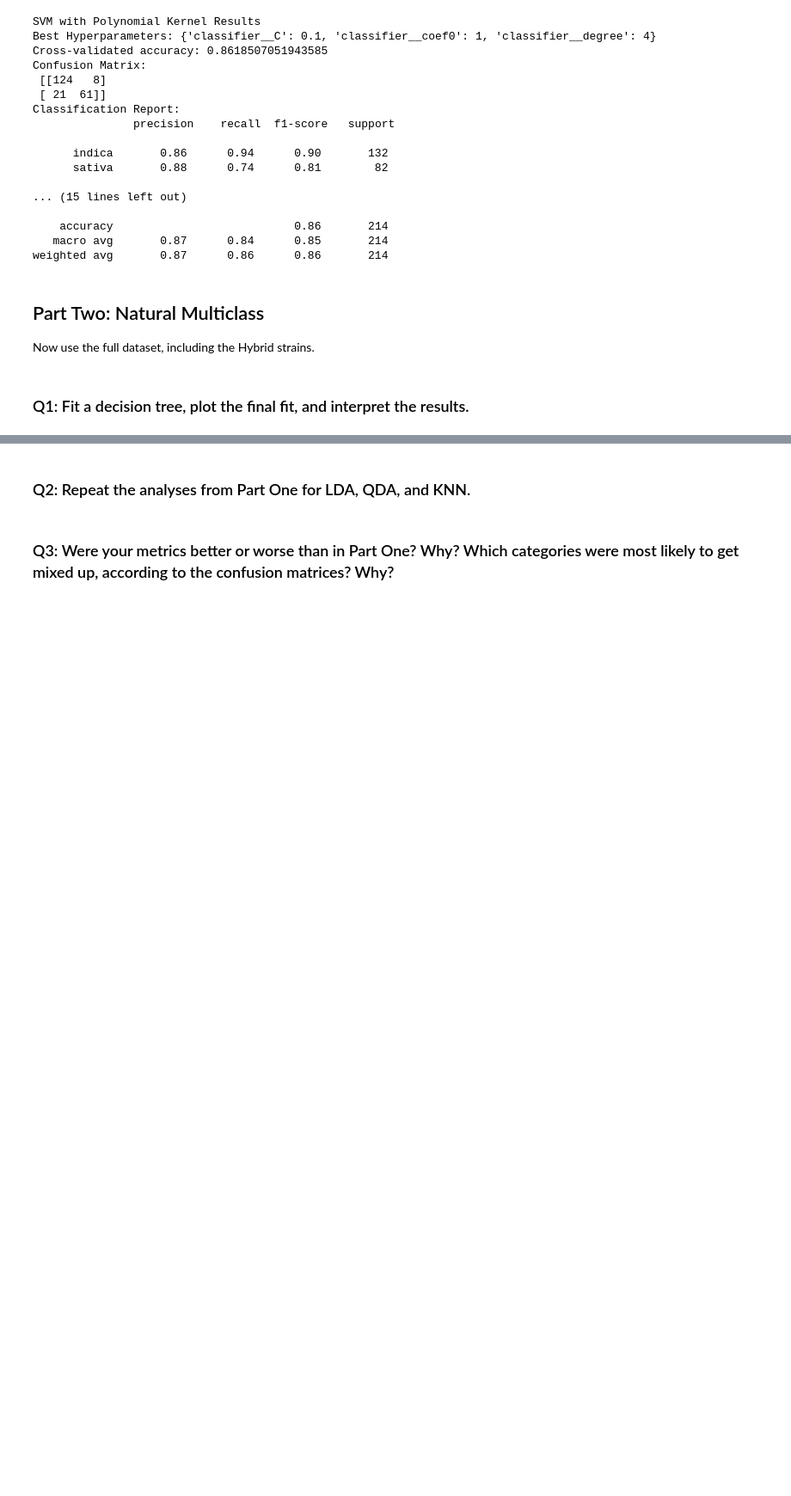
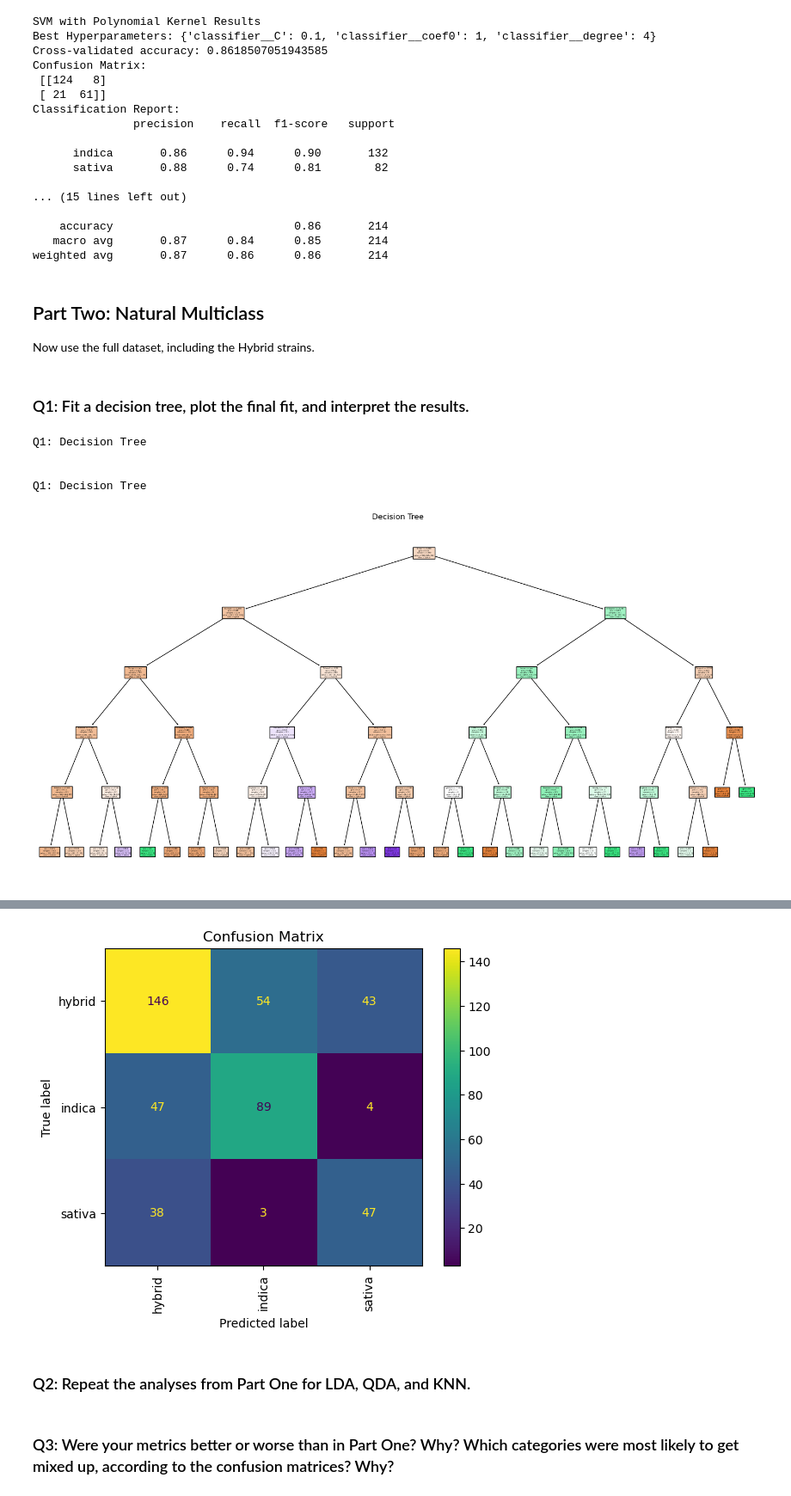
Before and after one commit to summerchurby/GSB-544, a Jupyter notebook: Lab8.ipynb, the cells around one changed output, grey strips where cells are left out. Shown at 86% size. Saved outputs shown, nothing was run; the diff lists cells and outputs as text; code cells hidden in the pictures; blank space fills up the shorter version.

```diff
--- a/Lab8.ipynb
+++ b/Lab8.ipynb
@@ -202,3 +202,72 @@ weighted avg       0.87      0.86      0.86       214
 Now use the full dataset, including the Hybrid strains.
 # %% [markdown]
 ### Q1: Fit a decision tree, plot the final fit, and interpret the results.
+# %%
+from sklearn.tree import DecisionTreeClassifier, plot_tree
+from sklearn.neighbors import KNeighborsClassifier
+import matplotlib.pyplot as plt
+from sklearn.model_selection import train_test_split, GridSearchCV
+from sklearn.pipeline import Pipeline
+from sklearn.preprocessing import LabelEncoder, StandardScaler
+from sklearn.metrics import classification_report, confusion_matrix, ConfusionMatrixDisplay
+
+# encode variable
+le = LabelEncoder()
+cannabis["Type_encoded"] = le.fit_transform(cannabis["Type"])
+
+# variables
+X = cannabis.drop(columns = ["Strain", "Type", "Type_encoded", "Effects", "Flavor"])
+y = cannabis["Type_encoded"]
+X_train, X_test, y_train, y_test = train_test_split(X, y, test_size = 0.2, random_state=1, stratify=y)
+
+# pipeline
+preprocessor = Pipeline([
+    ("scaler", StandardScaler())
+])
+
+# function to plot confusion matrix
+def plot_conf_matrix(model, X_test, y_test, labels):
+    predictions = model.predict(X_test)
+    ConfusionMatrixDisplay.from_predictions(
+        y_test, predictions, display_labels=labels, cmap="viridis", xticks_rotation="vertical"
+    )
+    plt.title("Confusion Matrix")
+    plt.show
+
+def tune_and_evaluate_model(model, param_grid, X_train, y_train, X_test, y_test, labels):
+    pipeline = Pipeline([
+        ("preprocessor", preprocessor),
+        ("classifier", model)
+    ])
+    grid_search = GridSearchCV(pipeline, param_grid, cv=5, scoring="accuracy", n_jobs=-1)
+    grid_search.fit(X_train, y_train)
+    best_model = gridsearch.best-estimator_
+    predictions = best_model.predict(X_test)
+    conf_matrix = confusion_matrix(y_test, predictions)
+    report = classification_report(y_test, predictions, target_names=labels)
+    return grid_search.best_params_, grid_search.best_score_, conf_matrix, report, best_model
+
+print("\nQ1: Decision Tree")
+tree_model = Pipeline([
+    ('preprocessor', preprocessor),
+    ('classifier', DecisionTreeClassifier(random_state=42, max_depth=5))
+])
+tree_model.fit(X_train, y_train)
+
+# decision tree
+plt.figure(figsize=(20, 10))
+plot_tree(tree_model.named_steps['classifier'], feature_names=X.columns, class_names=le.classes_, filled=True)
+plt.title("Decision Tree")
+plt.show()
+
+# confusion matrix and report results
+plot_conf_matrix(tree_model, X_test, y_test, labels=le.classes_)
+tree_predictions = tree_model.predict(X_test)
+tree_report = classification_report(y_test, tree_predictions, target_names=le.classes_)
+print("Decision Tree Classification Report:\n", tree_report)
+# %% [output]
+Q1: Decision Tree
+
+
+Q1: Decision Tree
+[figure, added]
@@ -205,3 +291,4 @@ Now use the full dataset, including the Hybrid strains.
+[figure, added]
 # %% [markdown]
 ### Q2: Repeat the analyses from Part One for LDA, QDA, and KNN.
 # %% [markdown]
```
Also changed, not shown: parts of 1 cell of this notebook.
